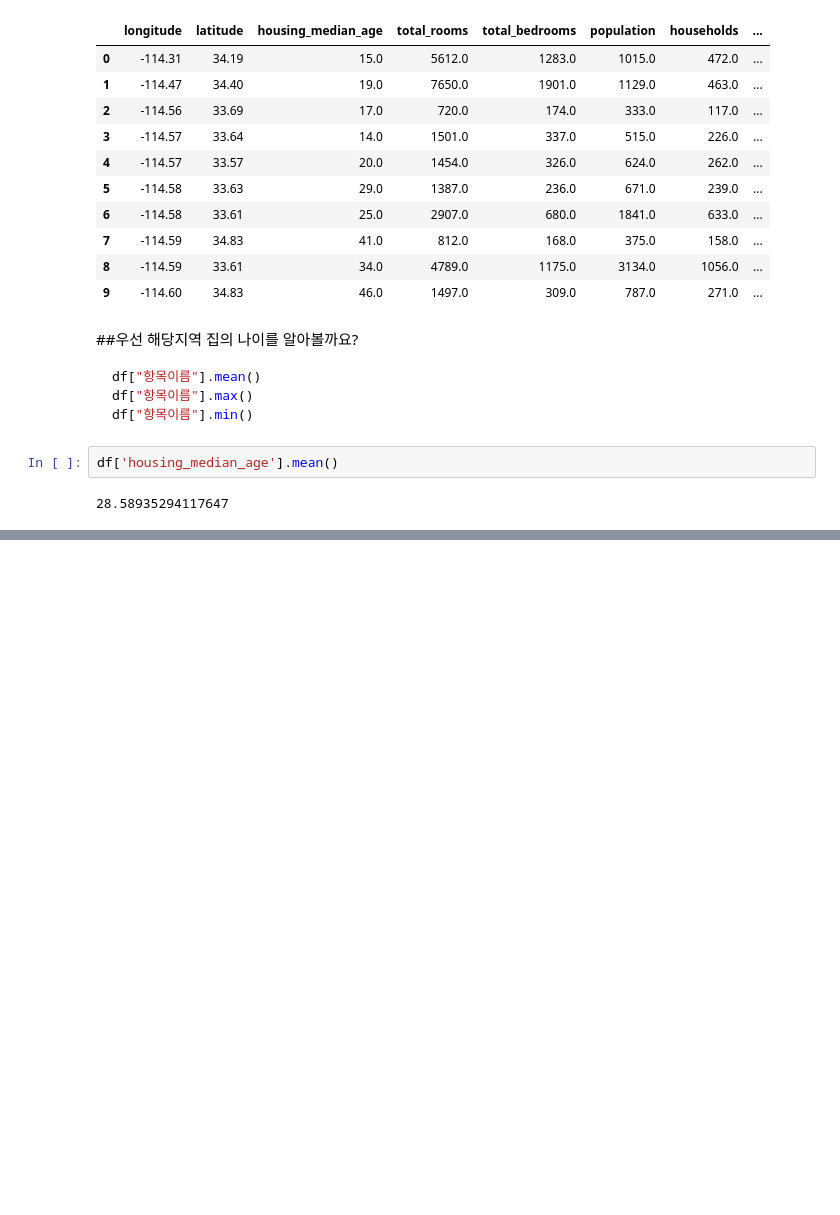
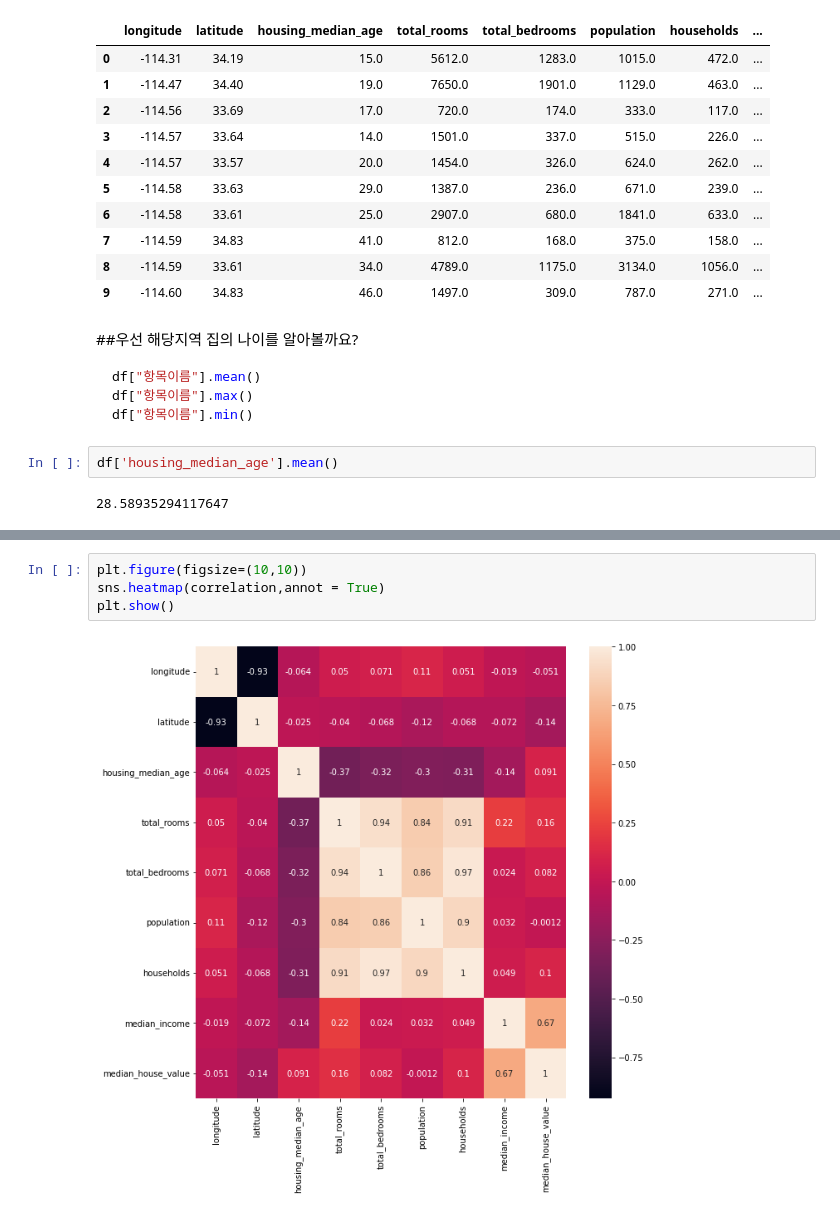
Before and after one commit to jkh011120/git_pt, a Jupyter notebook: colab_practice.ipynb, the cells around one changed output, grey strips where cells are left out. Cells and saved outputs as stored; diff of their text form; blank space fills up the shorter version.

```diff
--- a/colab_practice.ipynb
+++ b/colab_practice.ipynb
@@ -35,0 +81,6 @@ df['housing_median_age'].mean()
+# %%
+plt.figure(figsize=(10,10))
+sns.heatmap(correlation,annot = True)
+plt.show()
+# %% [output]
+[figure, added]
```
Also changed, not shown: parts of 7 cells of this notebook.
